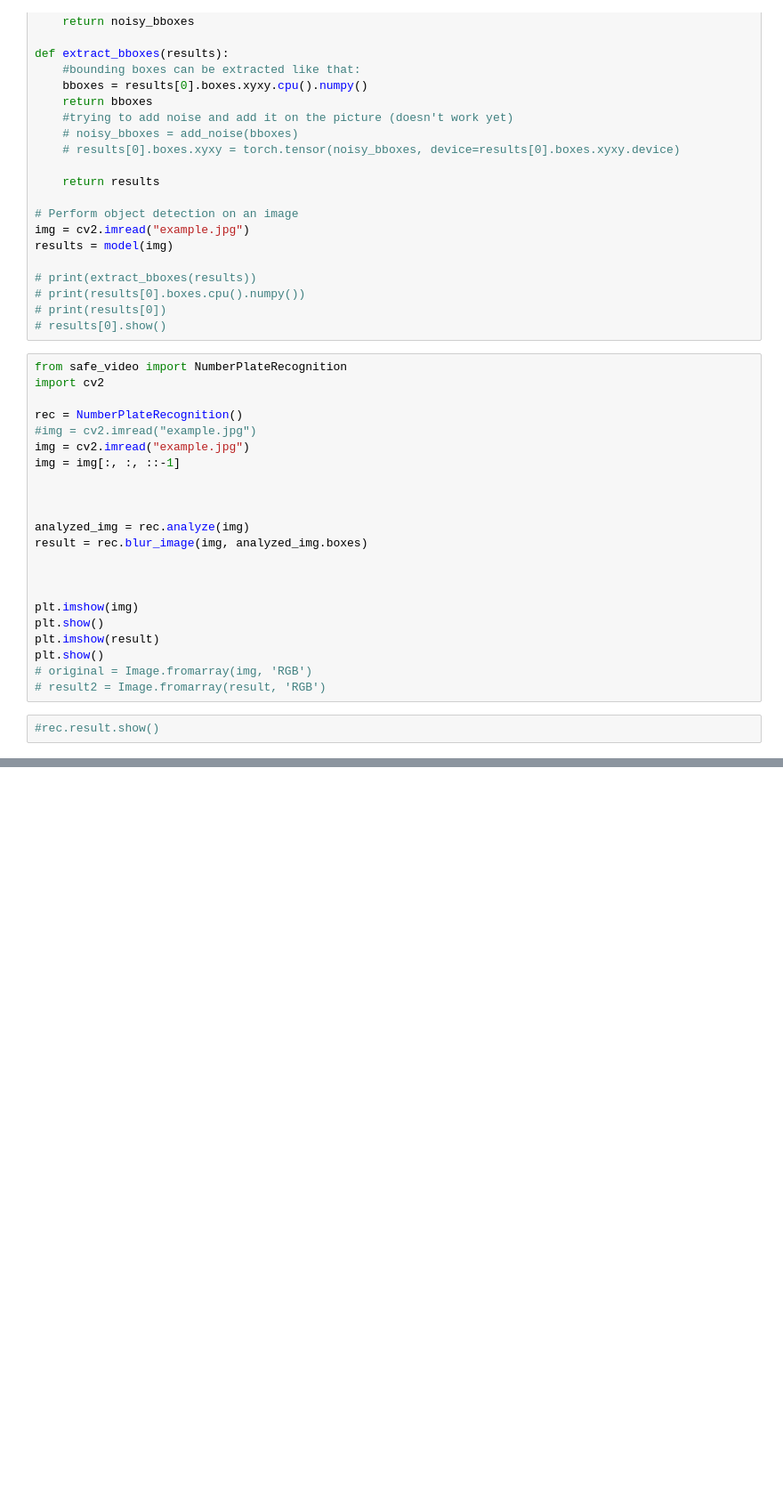
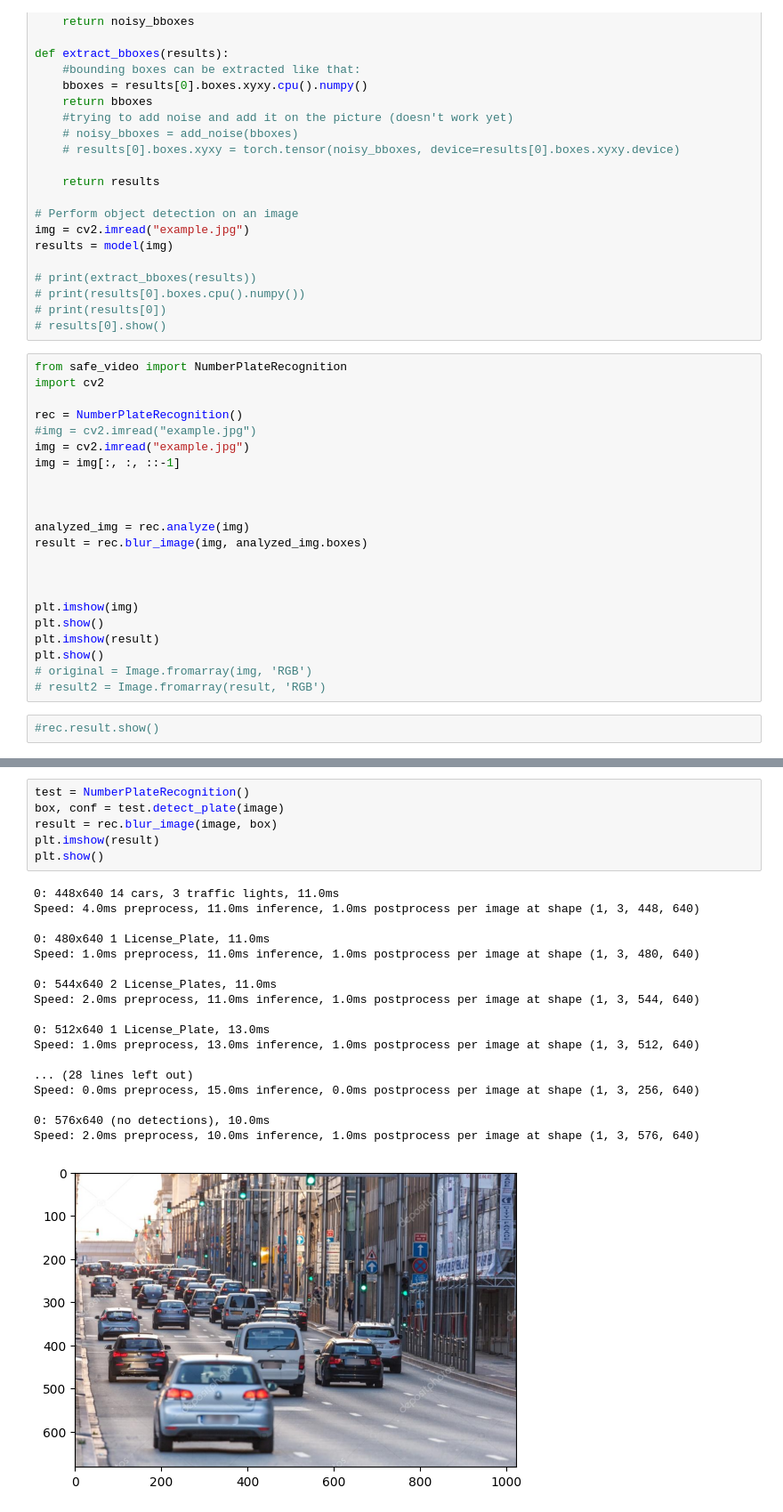
Before and after one commit to TheDying0fLight/NumberPlateRecognition, a Jupyter notebook: test.ipynb, the cells around one changed output, grey strips where cells are left out. Shown at 89% size. Saved outputs shown, nothing was run; the diff lists cells and outputs as text; blank space fills up the shorter version.

```diff
--- a/test.ipynb
+++ b/test.ipynb
@@ -227,0 +182,25 @@ Speed: 3.0ms preprocess, 14.0ms inference, 1.0ms postprocess per image at shape
+# %%
+test = NumberPlateRecognition()
+box, conf = test.detect_plate(image)
+result = rec.blur_image(image, box)
+plt.imshow(result)
+plt.show()
+# %% [output]
+0: 448x640 14 cars, 3 traffic lights, 11.0ms
+Speed: 4.0ms preprocess, 11.0ms inference, 1.0ms postprocess per image at shape (1, 3, 448, 640)
+
+0: 480x640 1 License_Plate, 11.0ms
+Speed: 1.0ms preprocess, 11.0ms inference, 1.0ms postprocess per image at shape (1, 3, 480, 640)
+
+0: 544x640 2 License_Plates, 11.0ms
+Speed: 2.0ms preprocess, 11.0ms inference, 1.0ms postprocess per image at shape (1, 3, 544, 640)
+
+0: 512x640 1 License_Plate, 13.0ms
+Speed: 1.0ms preprocess, 13.0ms inference, 1.0ms postprocess per image at shape (1, 3, 512, 640)
+
+... (28 lines left out)
+Speed: 0.0ms preprocess, 15.0ms inference, 0.0ms postprocess per image at shape (1, 3, 256, 640)
+
+0: 576x640 (no detections), 10.0ms
+Speed: 2.0ms preprocess, 10.0ms inference, 1.0ms postprocess per image at shape (1, 3, 576, 640)
+[figure, added]
```
Also changed, not shown: parts of 2 cells of this notebook, 3 other files.
